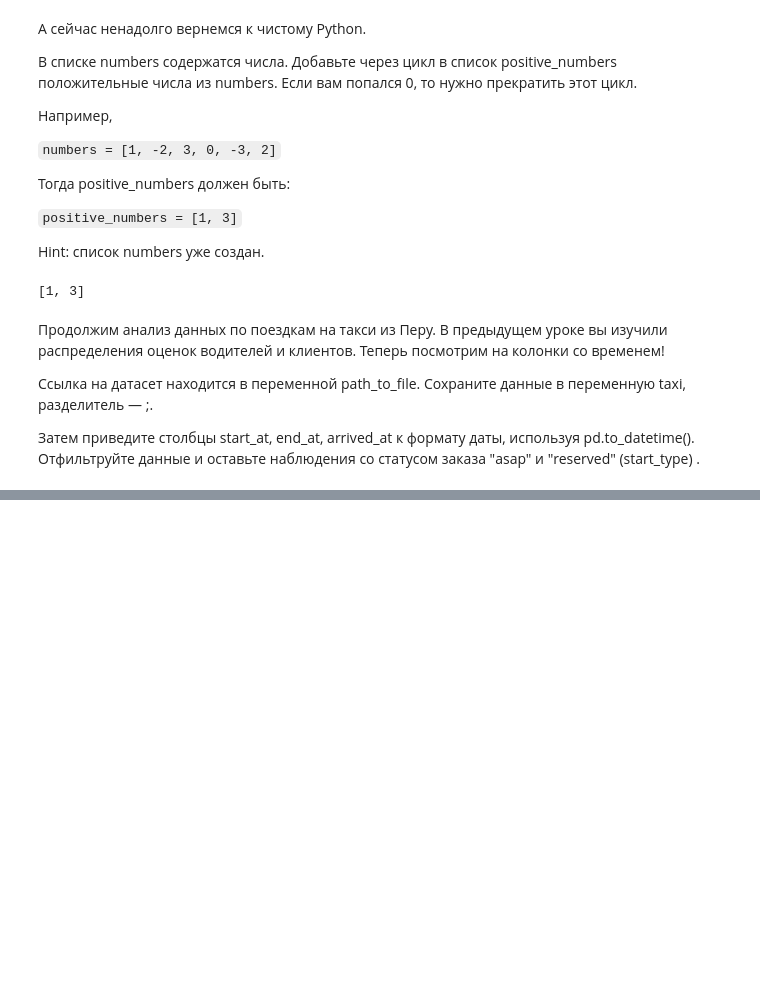
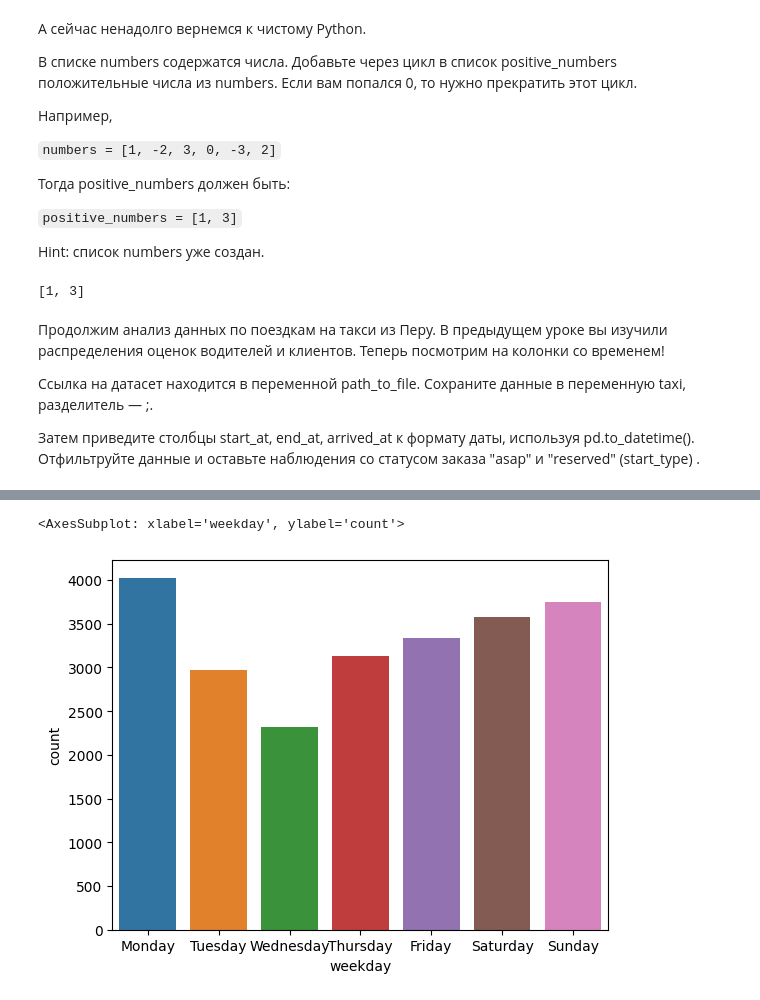
Before and after one commit to NXT26/karpov.courses, a Jupyter notebook: lesson4/HW_lesson_4.ipynb, the cells around one changed output, grey strips where cells are left out. Drawn from its saved outputs; the diff is of its cells as text; code cells hidden in the pictures; blank space fills up the shorter version.

```diff
--- a/lesson4/HW_lesson_4.ipynb
+++ b/lesson4/HW_lesson_4.ipynb
@@ -73,0 +182,5 @@ taxi
+# %%
+sns.countplot(taxi, x="weekday", order=["Monday", "Tuesday", "Wednesday", "Thursday", "Friday", "Saturday", "Sunday"])
+# %% [output]
+<AxesSubplot: xlabel='weekday', ylabel='count'>
+[figure, added]
```
Also changed, not shown: parts of 14 cells of this notebook.
